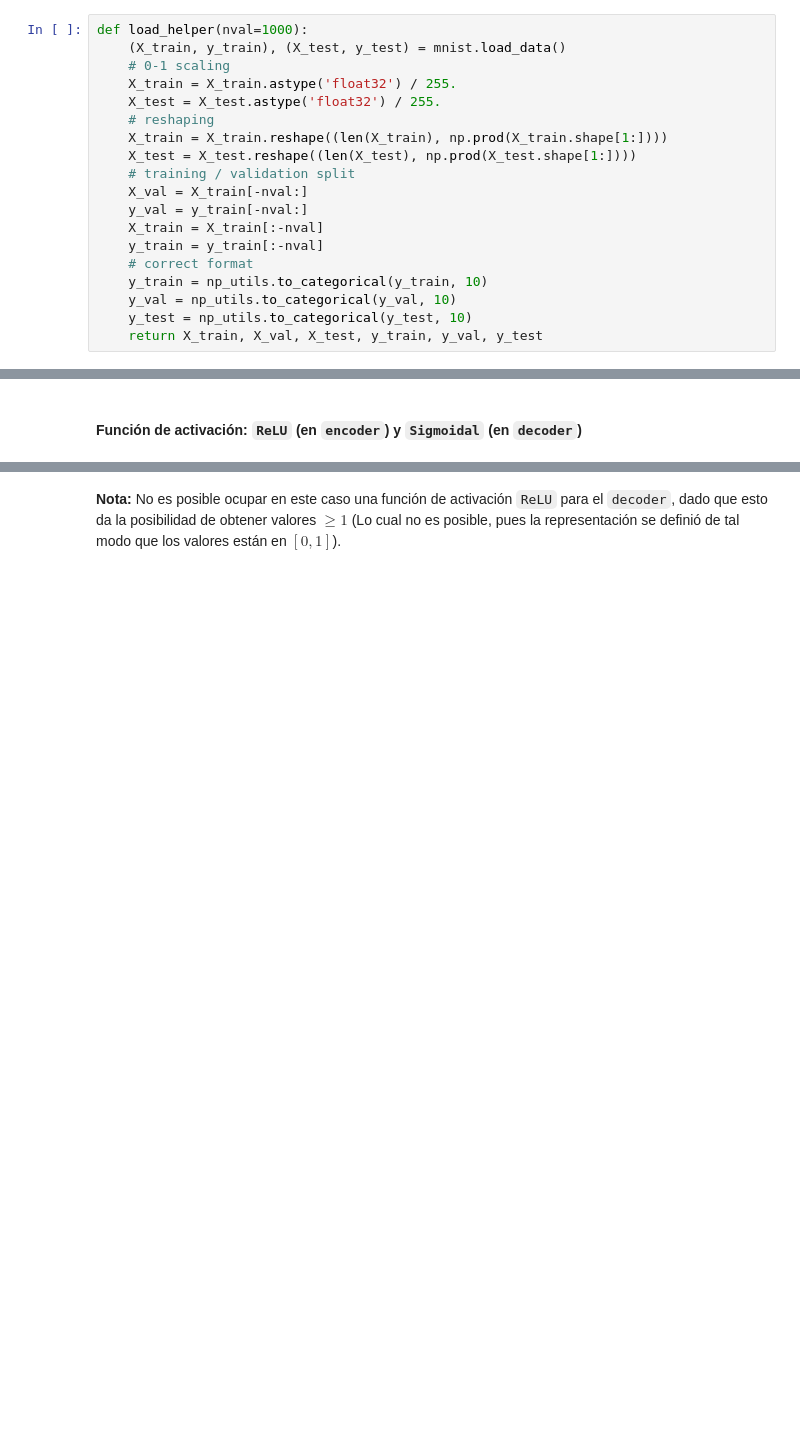
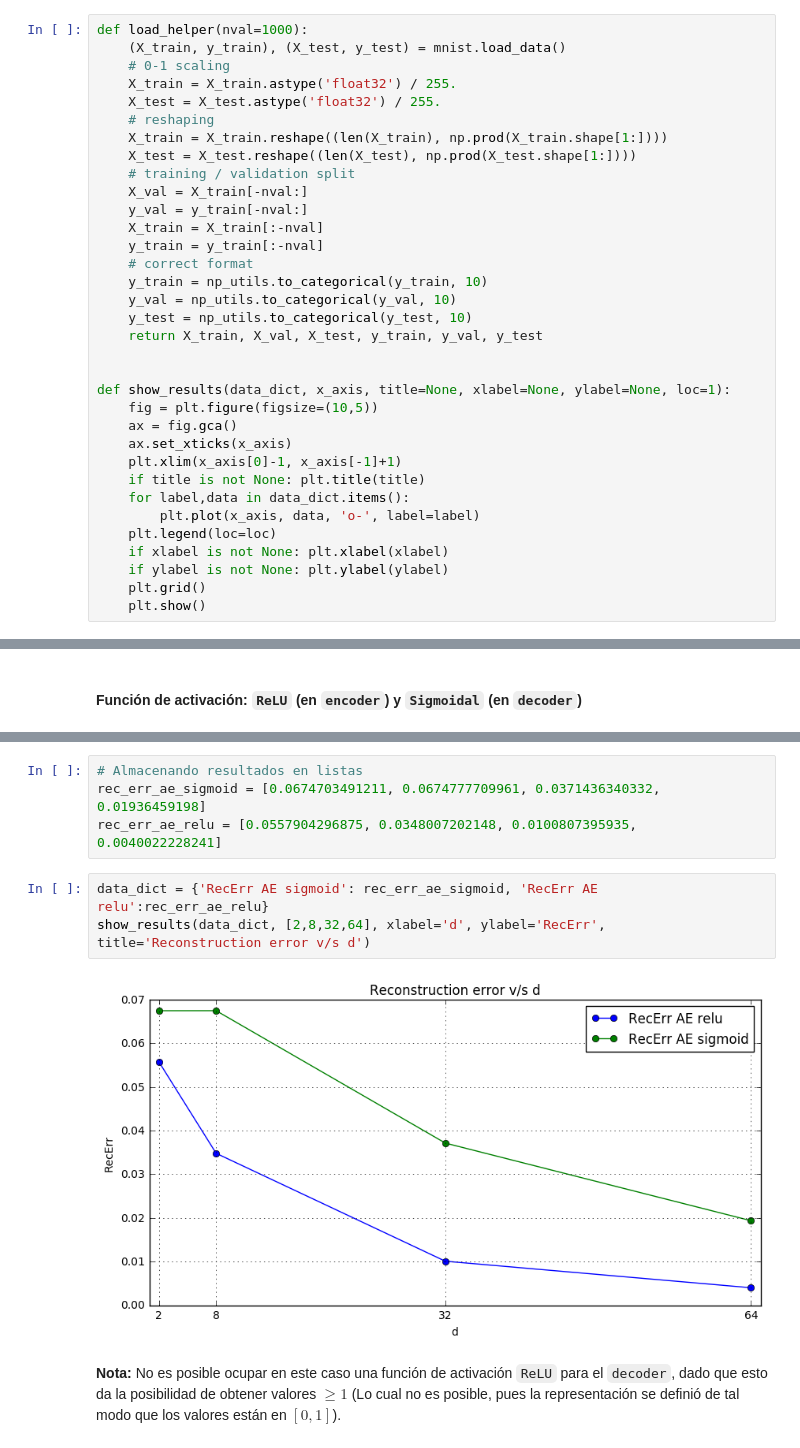
Before and after one commit to mavillan/ANN, a Jupyter notebook: tarea2/tarea2-part1.ipynb, the cells around one changed output, grey strips where cells are left out. Saved outputs shown, nothing was run; the diff lists cells and outputs as text; blank space fills up the shorter version.

```diff
--- a/tarea2/tarea2-part1.ipynb
+++ b/tarea2/tarea2-part1.ipynb
@@ -84,4 +88,19 @@ def load_helper(nval=1000):
     y_val = np_utils.to_categorical(y_val, 10)
     y_test = np_utils.to_categorical(y_test, 10)
     return X_train, X_val, X_test, y_train, y_val, y_test
+
+
+def show_results(data_dict, x_axis, title=None, xlabel=None, ylabel=None, loc=1):
+    fig = plt.figure(figsize=(10,5))
+    ax = fig.gca()
+    ax.set_xticks(x_axis)
+    plt.xlim(x_axis[0]-1, x_axis[-1]+1)
+    if title is not None: plt.title(title)
+    for label,data in data_dict.items():
+        plt.plot(x_axis, data, 'o-', label=label)
+    plt.legend(loc=loc)
+    if xlabel is not None: plt.xlabel(xlabel)
+    if ylabel is not None: plt.ylabel(ylabel)
+    plt.grid()
+    plt.show()
 # %%
@@ -181,3 +227,12 @@ Error de reconstruccion: 0.0737657311678
+# %%
+# Almacenando resultados en listas
+rec_err_ae_sigmoid = [0.0674703491211, 0.0674777709961, 0.0371436340332, 0.01936459198]
+rec_err_ae_relu = [0.0557904296875, 0.0348007202148, 0.0100807395935, 0.0040022228241]
+# %%
+data_dict = {'RecErr AE sigmoid': rec_err_ae_sigmoid, 'RecErr AE relu':rec_err_ae_relu}
+show_results(data_dict, [2,8,32,64], xlabel='d', ylabel='RecErr', title='Reconstruction error v/s d')
+# %% [output]
+[figure, added]
 # %% [markdown]
 **Nota:** No es posible ocupar en este caso una función de activación `ReLU` para el `decoder`, dado que esto da la posibilidad de obtener valores $\geq 1$ (Lo cual no es posible, pues la representación se definió de tal modo que los valores están en $[0,1]$).
 # %% [markdown]
```
Also changed, not shown: parts of 45 cells of this notebook.
